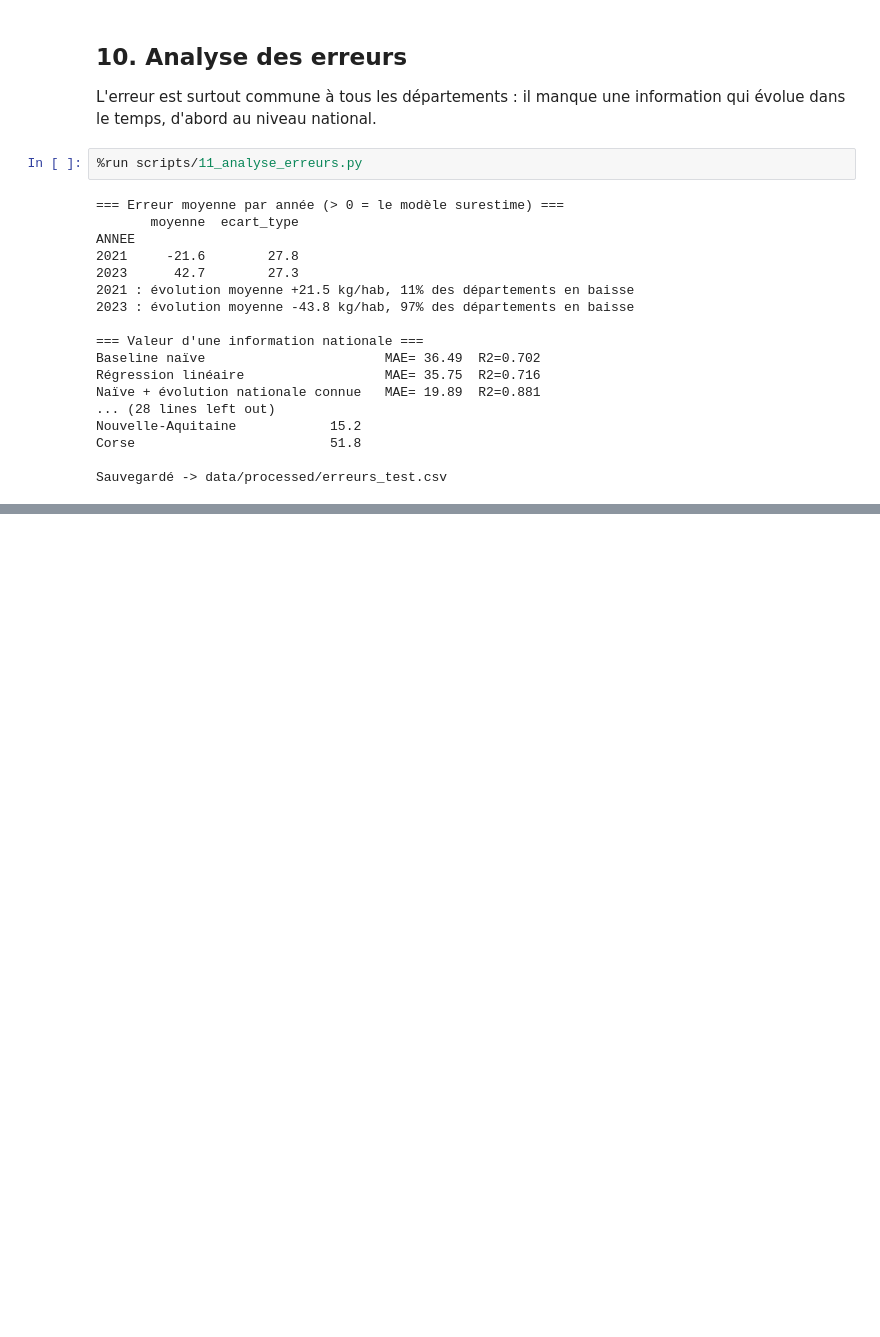
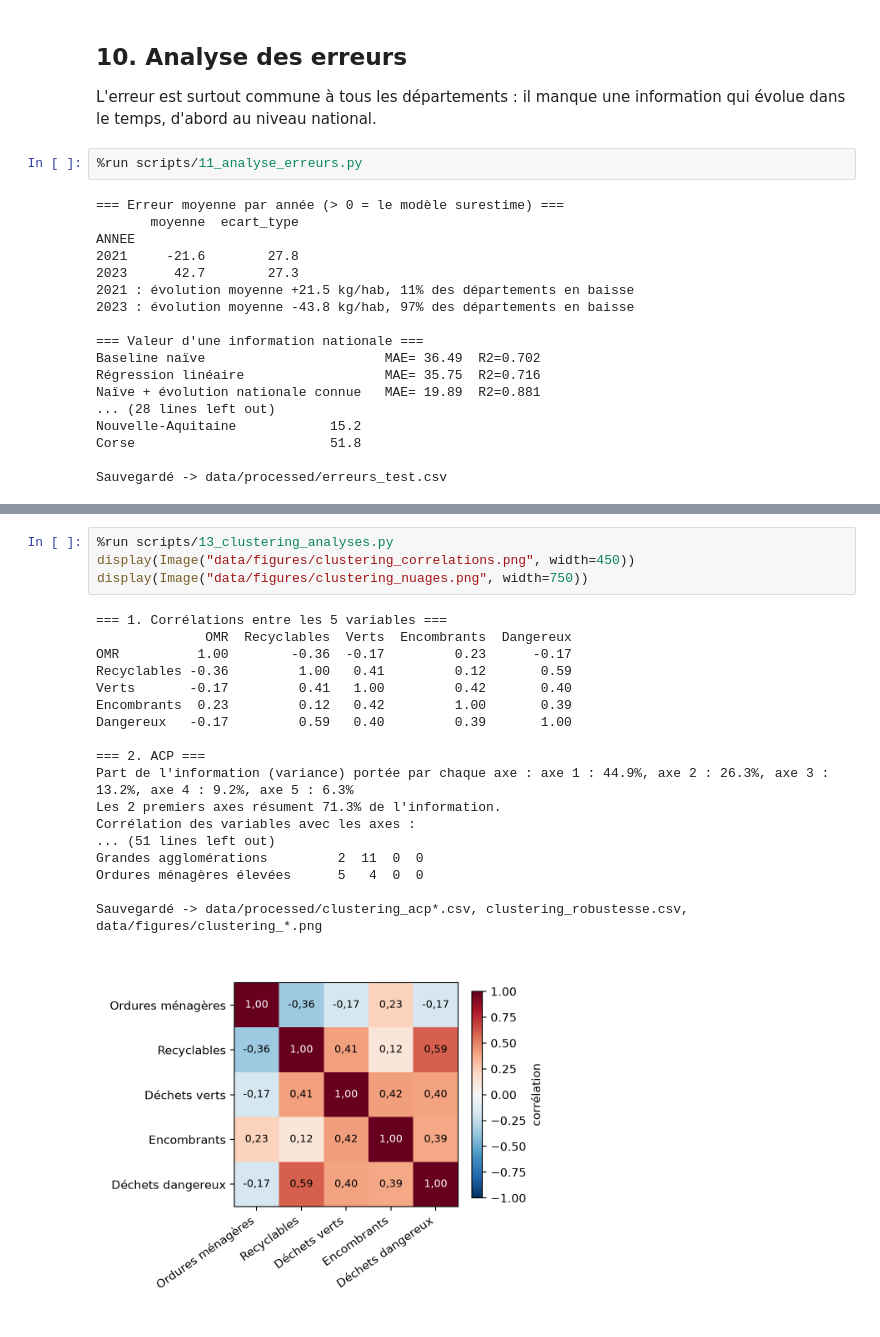
Before and after one commit to Rxdy/ML-DMA, a Jupyter notebook: dechets/notebooks/projet_dechets.ipynb, the cells around one changed output, grey strips where cells are left out. Cells and saved outputs as stored; diff of their text form; blank space fills up the shorter version.

```diff
--- a/dechets/notebooks/projet_dechets.ipynb
+++ b/dechets/notebooks/projet_dechets.ipynb
@@ -289,0 +339,23 @@ La règle « comme à l'enquête précédente » prédit déjà le ratio à envi
+# %%
+%run scripts/13_clustering_analyses.py
+display(Image("data/figures/clustering_correlations.png", width=450))
+display(Image("data/figures/clustering_nuages.png", width=750))
+# %% [output]
+=== 1. Corrélations entre les 5 variables ===
+              OMR  Recyclables  Verts  Encombrants  Dangereux
+OMR          1.00        -0.36  -0.17         0.23      -0.17
+Recyclables -0.36         1.00   0.41         0.12       0.59
+Verts       -0.17         0.41   1.00         0.42       0.40
+Encombrants  0.23         0.12   0.42         1.00       0.39
+Dangereux   -0.17         0.59   0.40         0.39       1.00
+
+=== 2. ACP ===
+Part de l'information (variance) portée par chaque axe : axe 1 : 44.9%, axe 2 : 26.3%, axe 3 : 13.2%, axe 4 : 9.2%, axe 5 : 6.3%
+Les 2 premiers axes résument 71.3% de l'information.
+Corrélation des variables avec les axes :
+... (51 lines left out)
+Grandes agglomérations         2  11  0  0
+Ordures ménagères élevées      5   4  0  0
+
+Sauvegardé -> data/processed/clustering_acp*.csv, clustering_robustesse.csv, data/figures/clustering_*.png
+[figure, added]
```
Also changed, not shown: parts of 12 cells of this notebook, 23 other files.
